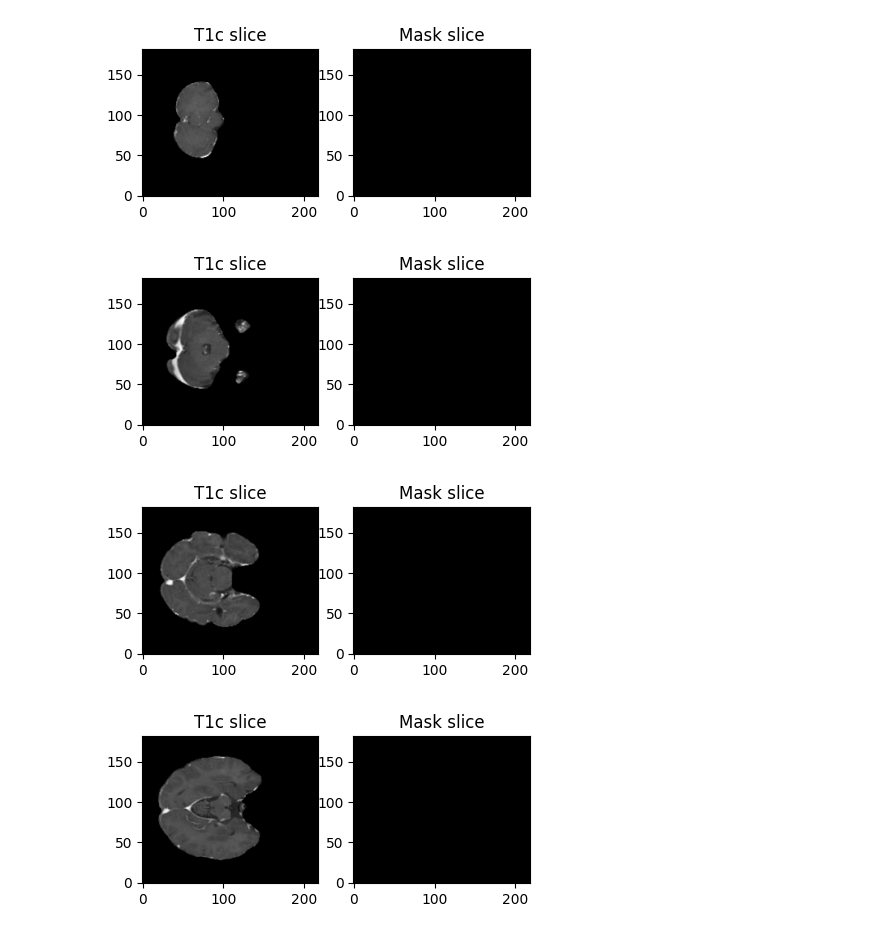
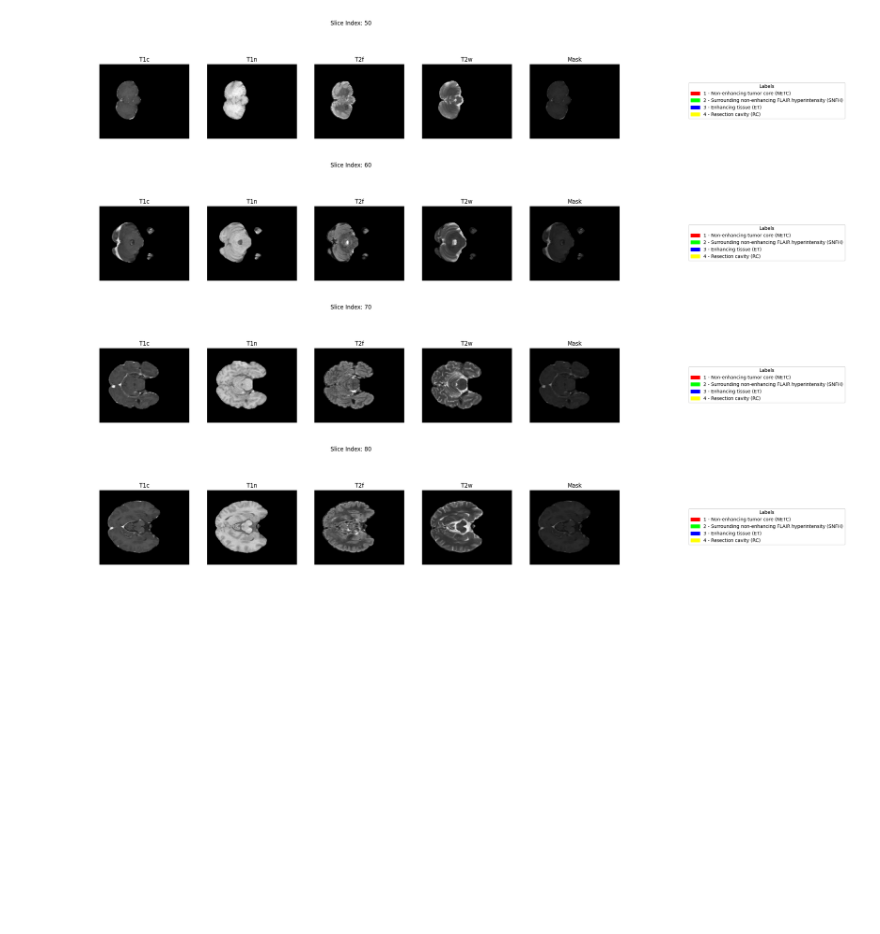
Before and after one commit to EverScaleNet/ES-Segmentation-Adult-Glioma, a Jupyter notebook: notebooks/EDA.ipynb, the cells around one changed output. Drawn from its saved outputs; the diff is of its cells as text; code cells hidden in the pictures; blank space fills up the shorter version.

```diff
--- a/notebooks/EDA.ipynb
+++ b/notebooks/EDA.ipynb
@@ -9,6 +9,8 @@ from monai.transforms import (
 )
 from monai.data import DataLoader, Dataset
 import matplotlib.pyplot as plt
+import numpy as np
+import matplotlib.patches as mpatches
 
 # Define the path to the data directory
 root_directory = Path().resolve().parent                            # Main project directory
@@ -21,50 +23,88 @@ folders = [f for f in data_directory.iterdir() if f.is_dir()]
 first_folder = folders[0]
 
 # Define the paths to the image and mask files
 image_files = {
     't1c': str(first_folder / f'{first_folder.name}-t1c.nii.gz'),
+    't1n': str(first_folder / f'{first_folder.name}-t1n.nii.gz'),
+    't2f': str(first_folder / f'{first_folder.name}-t2f.nii.gz'),
+    't2w': str(first_folder / f'{first_folder.name}-t2w.nii.gz'),
     'seg': str(first_folder / f'{first_folder.name}-seg.nii.gz')
 }
 
 # Create a list of files to process
-files = [{'image': image_files['t1c'], 'label': image_files['seg']}]
+files = [{'t1c': image_files['t1c'], 't1n': image_files['t1n'], 't2f': image_files['t2f'], 't2w': image_files['t2w'], 'label': image_files['seg']}]
 
 # Define the transformations
 transforms = Compose([
-    LoadImaged(keys=['image', 'label']),
-    EnsureChannelFirstd(keys=['image', 'label']),
-    ScaleIntensityd(keys=['image'])
+    LoadImaged(keys=['t1c', 't1n', 't2f', 't2w', 'label']),
+    EnsureChannelFirstd(keys=['t1c', 't1n', 't2f', 't2w', 'label']),
+    ScaleIntensityd(keys=['t1c', 't1n', 't2f', 't2w'])
 ])
 
 # Create a dataset and dataloader
 dataset = Dataset(data=files, transform=transforms)
 loader = DataLoader(dataset, batch_size=1)
 
 # Load a sample batch
 batch = next(iter(loader))
 
 # Extract image and label data
-image = batch['image'][0][0]  # [batch, channel, height, width, depth]
+images = {key: batch[key][0][0] for key in ['t1c', 't1n', 't2f', 't2w']}
 label = batch['label'][0][0]
 
+# Define the color map for labels
+label_colors = {
+    0: [0, 0, 0],         # Background
+    1: [255, 0, 0],       # Non-enhancing tumor core (NETC) - Red
+    2: [0, 255, 0],       # Surrounding non-enhancing FLAIR hyperintensity (SNFH) - Green
+    3: [0, 0, 255],       # Enhancing tissue (ET) - Blue
+    4: [255, 255, 0]      # Resection cavity (RC) - Yellow
+}
 
-# Display the image and corresponding mask
-def plot_slices(slice_idx, image, label):
-    plt.figure(figsize=(5, 2))
-    plt.subplot(1, 2, 1)
-    plt.imshow(image[:, :, slice_idx], cmap='gray', origin='lower')
-    plt.title('T1c')
+# Labels description
+label_descriptions = {
+    0: 'Background',
+    1: 'Non-enhancing tumor core (NETC)',
+    2: 'Surrounding non-enhancing FLAIR hyperintensity (SNFH)',
+    3: 'Enhancing tissue (ET)',
+    4: 'Resection cavity (RC)'
+}
 
-    plt.subplot(1, 2, 2)
-    plt.imshow(label[:, :, slice_idx], cmap='gray', origin='lower')
-    plt.title('Mask')
+# Function to color the label
+def color_label(label, colors):
+    colored_label = np.zeros((*label.shape, 3), dtype=np.uint8)
+    for lbl, color in colors.items():
+        colored_label[label == lbl] = color
+    return colored_label
 
+# Function to plot images with a colored label mask
+def plot_slices(slice_idx, images, label):
+    fig, axs = plt.subplots(1, 5, figsize=(20, 5))
+    modalities = ['t1c', 't1n', 't2f', 't2w']
+    titles = ['T1c', 'T1n', 'T2f', 'T2w', 'Mask']
+
+    for i, modality in enumerate(modalities):
+        axs[i].imshow(images[modality][:, :, slice_idx], cmap='gray', origin='lower')
+        axs[i].set_title(titles[i])
+        axs[i].axis('off')
+
+    colored_label = color_label(label[:, :, slice_idx], label_colors)
+    axs[4].imshow(images['t1c'][:, :, slice_idx], cmap='gray', origin='lower')
+    axs[4].imshow(colored_label, alpha=0.5, origin='lower')
+    axs[4].set_title(titles[4])
+    axs[4].axis('off')
+
+    # Add a legend
+    handles = [mpatches.Patch(color=np.array(color)/255, label=f"{lbl} - {label_descriptions[lbl]}") for lbl, color in label_colors.items() if lbl != 0]
+    fig.legend(handles=handles, loc='center left', bbox_to_anchor=(1, 0.5), title="Labels")
+
+    plt.suptitle(f"Slice Index: {slice_idx}")
     plt.show()
 
-for i in range(50, image.shape[2]-40, 10):
-    plot_slices(i, image, label)
+for i in range(50, images['t1c'].shape[2]-40, 10):
+    plot_slices(i, images, label)
 # %% [output]
-[figure, old version]
+[figure, new version]
-[figure, old version]
+[figure, new version]
-[figure, old version]
+[figure, new version]
-[figure, old version]
+[figure, new version]
```
Also changed, not shown: parts of 1 cell of this notebook.
